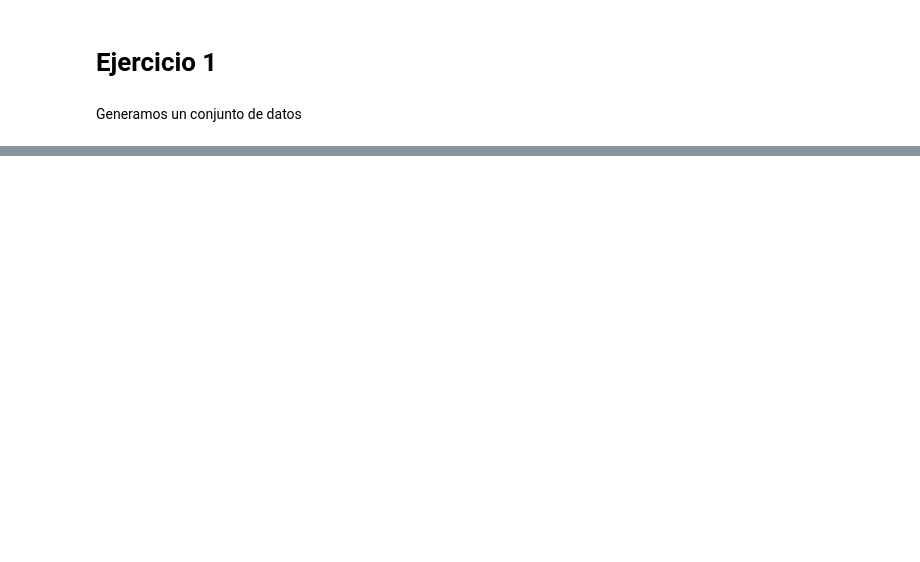
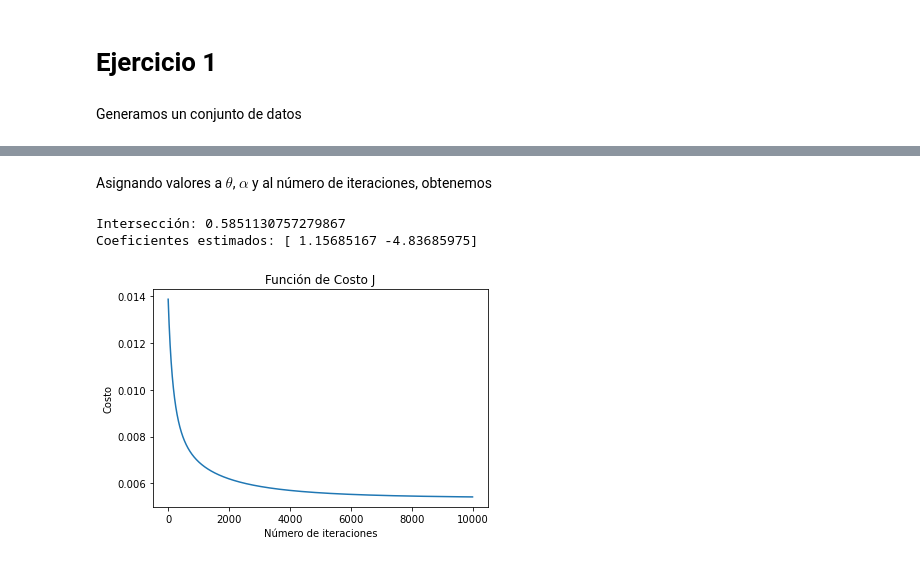
Before and after one commit to taniarubi/redes-neuronales, a Jupyter notebook: tareas/tarea2/src/ejercicio1.ipynb, the cells around one changed output, grey strips where cells are left out. Saved outputs shown, nothing was run; the diff lists cells and outputs as text; code cells hidden in the pictures; blank space fills up the shorter version.

```diff
--- a/tareas/tarea2/src/ejercicio1.ipynb
+++ b/tareas/tarea2/src/ejercicio1.ipynb
@@ -45,0 +16,49 @@ Implementamos regresión logística usando el descenso gradiente  para clasifica
+# %%
+import numpy as np
+
+'''
+La función sigmoide es de la forma S(z) = 1/(1 + e^{-z}), donde
+z = x * w^{T} + b.
+'''
+def sigmoide(z):
+    return 1 / (1 + np.exp(-z))
+
+def de_coste(y, y_hat):
+    j = - (y.dot(np.log(y_hat)) + (1 - y).dot((np.log(1 - y_hat))))
+    return j
+
+def descenso_gradiente(x, y, alpha, theta, num_iteraciones):
+    costos = []
+    for each_iter in range (num_iteraciones):
+        z = np.dot(x, theta[1:]) + theta[0]
+        y_hat = sigmoide(z)
+        error = y_hat - y
+        gradiente = x.T.dot(error)
+        theta[0] -= alpha * error.sum()
+        theta[1:] -= alpha * gradiente
+        costos.append((1 / num_iteraciones) * (de_coste(y, y_hat)))
+    return costos
+
+def prediccion(data):
+    z = np.dot(data, theta[1:]) + theta[0]
+    return np.where(sigmoide(z)>= 0.5, 0, 1)
+# %% [markdown]
+Asignando valores a $\theta$, $\alpha$ y al número de iteraciones, obtenemos
+# %%
+k, l = C1.shape
+theta = np.zeros(l+1)
+costo = descenso_gradiente(C1, C2, 0.0001, theta, 10000)
+
+print ('Intersección:', theta[0])
+print ('Coeficientes estimados:', theta[1:])
+
+# Visualizamos la función de costo.
+plt.title('Función de Costo J')
+plt.xlabel('Número de iteraciones')
+plt.ylabel('Costo')
+plt.plot(costo)
+plt.show()
+# %% [output]
+Intersección: 0.5851130757279867
+Coeficientes estimados: [ 1.15685167 -4.83685975]
+[figure, added]
```
Also changed, not shown: parts of 7 cells of this notebook, 1 other file.
